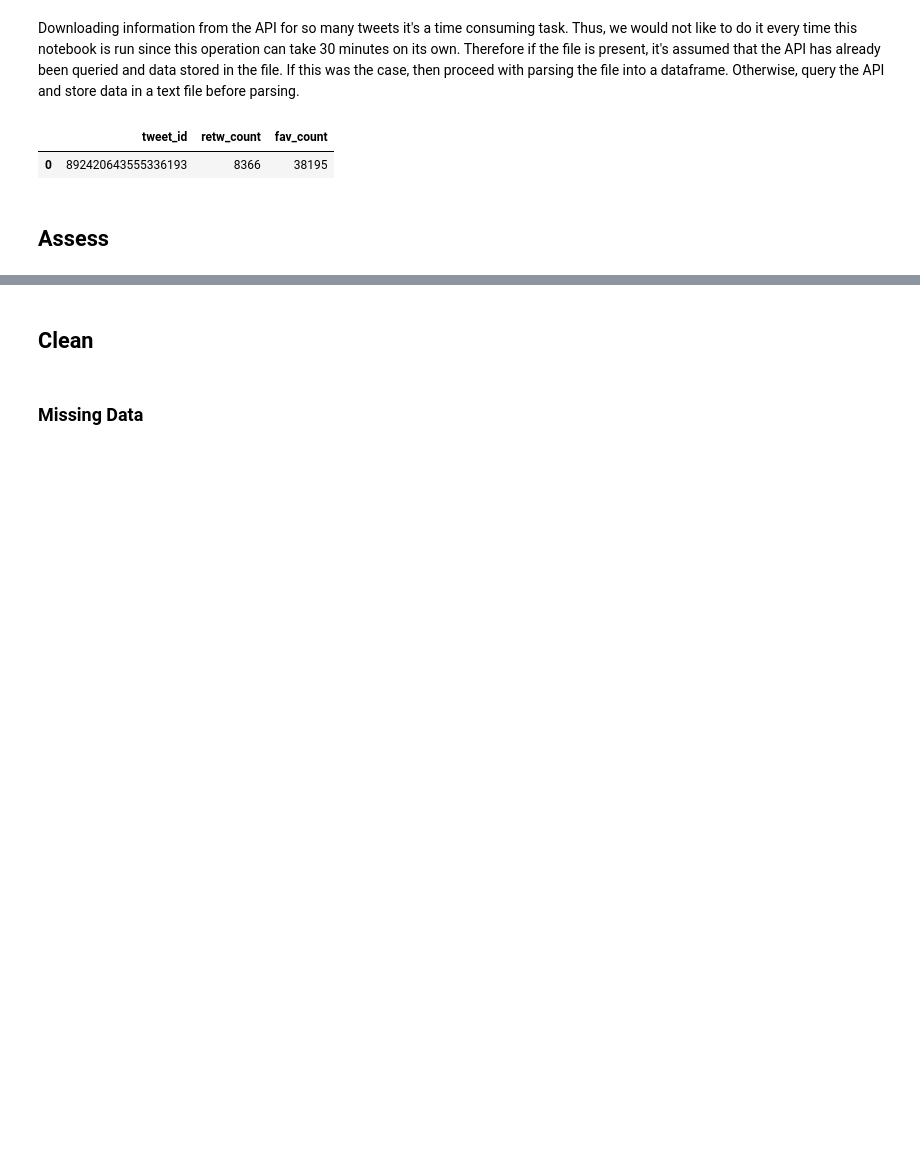
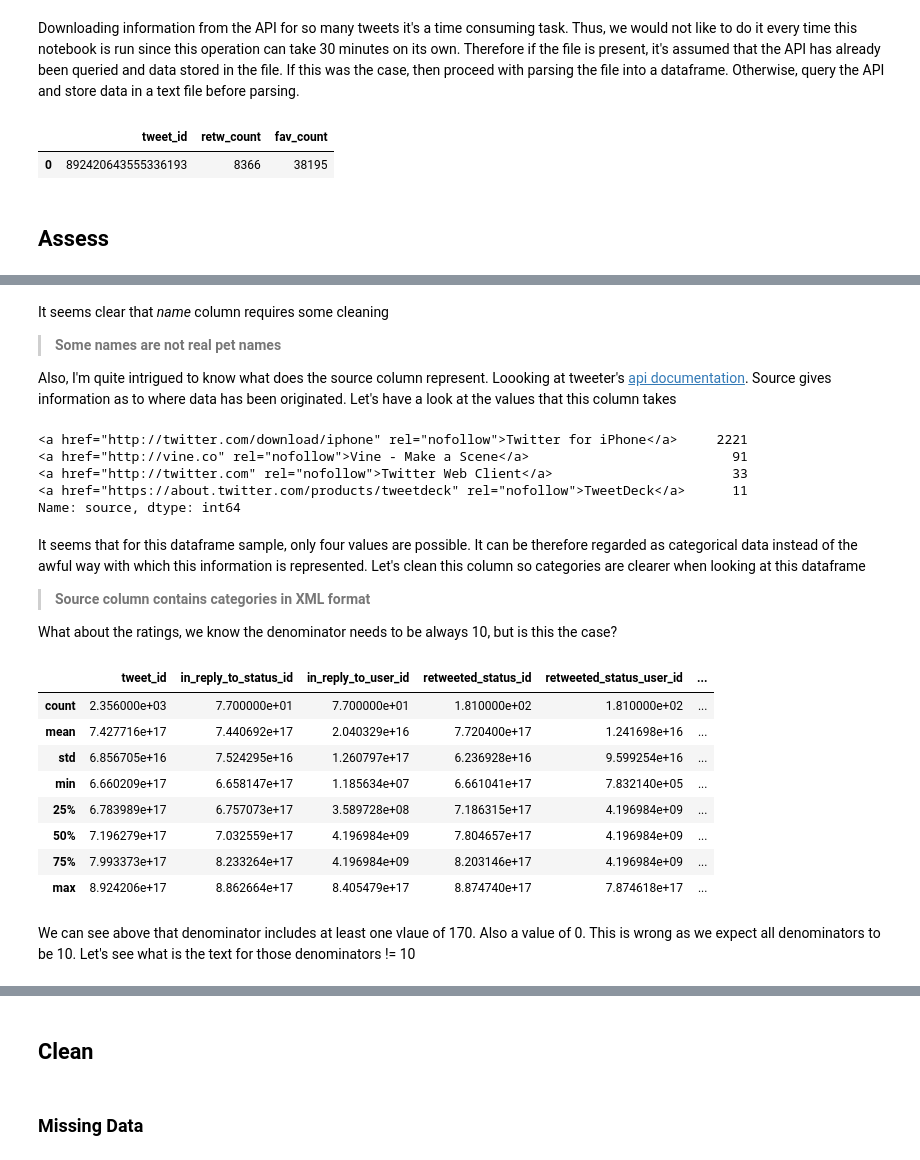
Before and after one commit to aleromar/DataWranglingOnTweeterDb, a Jupyter notebook: wrangle_act.ipynb, the cells around one changed output, grey strips where cells are left out. Cells and saved outputs as stored; diff of their text form; code cells hidden in the pictures; blank space fills up the shorter version.

```diff
--- a/wrangle_act.ipynb
+++ b/wrangle_act.ipynb
@@ -111,0 +145,11 @@ tweeter_df.head(1)
+# %%
+# Get tweet id for which the tweet was a retweet
+retw = archive_df[archive_df['retweeted_status_id'].notnull()].tweet_id.values
+archive_df['retweeted_status_id_2'] = np.NaN
+with open('tweet_json.txt','r',encoding='utf-8') as fjsonRead:
+    for line in fjsonRead:
+        json_dict = json.loads(line)
+        if json_dict['id'] in retw:
+            archive_df.loc[archive_df[archive_df['tweet_id']==json_dict['id']].index,'retweeted_status_id_2'] = str(json_dict['retweeted_status']['id'])
+        else:
+            archive_df.loc[archive_df[archive_df['tweet_id']==json_dict['id']].index,'retweeted_status_id_2'] = np.NaN
@@ -111,0 +187,22 @@ tweeter_df.head(1)
+# %%
+# Get tweet id for which the tweet was a retweet
+retw = archive_df[archive_df['in_reply_to_status_id'].notnull()].tweet_id.values
+archive_df['in_reply_to_status_id_2'] = np.NaN
+with open('tweet_json.txt','r',encoding='utf-8') as fjsonRead:
+    for line in fjsonRead:
+        json_dict = json.loads(line)
+        if json_dict['id'] in retw:
+            if str(json_dict['in_reply_to_status_id']) == 'None':
+                archive_df.loc[archive_df[archive_df['tweet_id']==json_dict['id']].index,'in_reply_to_status_id'] = np.NaN
+                archive_df.loc[archive_df[archive_df['tweet_id']==json_dict['id']].index,'in_reply_to_user_id'] = np.NaN
+            else:
+                archive_df.loc[archive_df[archive_df['tweet_id']==json_dict['id']].index,'in_reply_to_status_id_2'] = str(json_dict['in_reply_to_status_id'])
+        else:
+            archive_df.loc[archive_df[archive_df['tweet_id']==json_dict['id']].index,'in_reply_to_status_id_2'] = np.NaN
+retw = archive_df[archive_df['in_reply_to_status_id_2'].notnull()]
+print('Original message:')
+print('    {}'.format( archive_df.loc[archive_df.tweet_id == np.int64(retw.iloc[5].in_reply_to_status_id_2)].text.values[0]))
+print('In reply to the previous')
+print('    {}'.format(retw.iloc[5].text))
+numberreplies = sum(np.isin(retw.in_reply_to_status_id_2.astype('int64').values,archive_df.tweet_id.values))
+print('Total number of replies for which the original is in archive_df : {}'.format(numberreplies))
@@ -111,0 +257,32 @@ tweeter_df.head(1)
+# %% [markdown]
+It seems clear that _name_ column requires some cleaning
+> **Some names are not real pet names**
+
+Also, I'm quite intrigued to know what does the source column represent. Loooking at tweeter's [api documentation](https://developer.twitter.com/en/docs/tweets/data-dictionary/overview/tweet-object.html). Source gives information as to where data has been originated. Let's have a look at the values that this column takes
+# %%
+archive_df.source.value_counts()
+# %% [output]
+<a href="http://twitter.com/download/iphone" rel="nofollow">Twitter for iPhone</a>     2221
+<a href="http://vine.co" rel="nofollow">Vine - Make a Scene</a>                          91
+<a href="http://twitter.com" rel="nofollow">Twitter Web Client</a>                       33
+<a href="https://about.twitter.com/products/tweetdeck" rel="nofollow">TweetDeck</a>      11
+Name: source, dtype: int64
+# %% [markdown]
+It seems that for this dataframe sample, only four values are possible. It can be therefore regarded as categorical data instead of the awful way with which this information is represented. Let's clean this column so categories are clearer when looking at this dataframe
+> **Source column contains categories in XML format**
+
+What about the ratings, we know the denominator needs to be always 10, but is this the case?
+# %%
+archive_df.describe()
+# %% [output]
+|  | tweet_id | in_reply_to_status_id | in_reply_to_user_id | retweeted_status_id | retweeted_status_user_id | ... |
+| count | 2.356000e+03 | 7.700000e+01 | 7.700000e+01 | 1.810000e+02 | 1.810000e+02 | ... |
+| mean | 7.427716e+17 | 7.440692e+17 | 2.040329e+16 | 7.720400e+17 | 1.241698e+16 | ... |
+| std | 6.856705e+16 | 7.524295e+16 | 1.260797e+17 | 6.236928e+16 | 9.599254e+16 | ... |
+| min | 6.660209e+17 | 6.658147e+17 | 1.185634e+07 | 6.661041e+17 | 7.832140e+05 | ... |
+| 25% | 6.783989e+17 | 6.757073e+17 | 3.589728e+08 | 7.186315e+17 | 4.196984e+09 | ... |
+| 50% | 7.196279e+17 | 7.032559e+17 | 4.196984e+09 | 7.804657e+17 | 4.196984e+09 | ... |
+| 75% | 7.993373e+17 | 8.233264e+17 | 4.196984e+09 | 8.203146e+17 | 4.196984e+09 | ... |
+| max | 8.924206e+17 | 8.862664e+17 | 8.405479e+17 | 8.874740e+17 | 7.874618e+17 | ... |
+# %% [markdown]
+We can see above that denominator includes at least one vlaue of 170. Also a value of 0. This is wrong as we expect all denominators to be 10. Let's see what is the text for those denominators != 10
```
Also changed, not shown: parts of 27 cells of this notebook.
